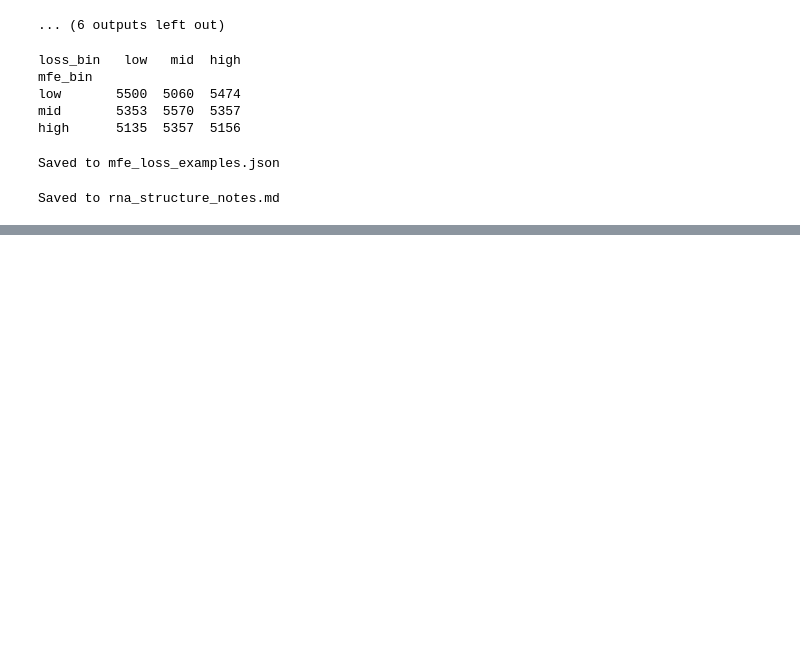
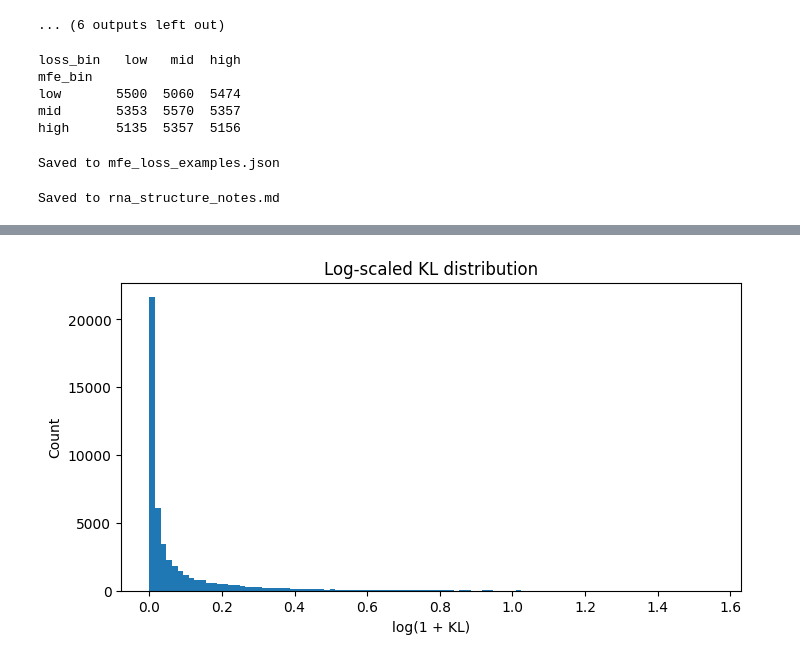
Before and after one commit to log2718/interpretable-splicing-model-torch, a Jupyter notebook: performance/inspect_features.ipynb, the cells around one changed output, grey strips where cells are left out. Cells and saved outputs as stored; diff of their text form; code cells hidden in the pictures; blank space fills up the shorter version.

```diff
--- a/performance/inspect_features.ipynb
+++ b/performance/inspect_features.ipynb
@@ -174,0 +203,9 @@ Saved to rna_structure_notes.md
+# %%
+plt.figure(figsize=(8,4))
+plt.hist(np.log1p(df["kl"]), bins=100)
+plt.xlabel("log(1 + KL)")
+plt.ylabel("Count")
+plt.title("Log-scaled KL distribution")
+plt.show()
+# %% [output]
+[figure, added]
```
Also changed, not shown: parts of 6 cells of this notebook, 3 other files.
